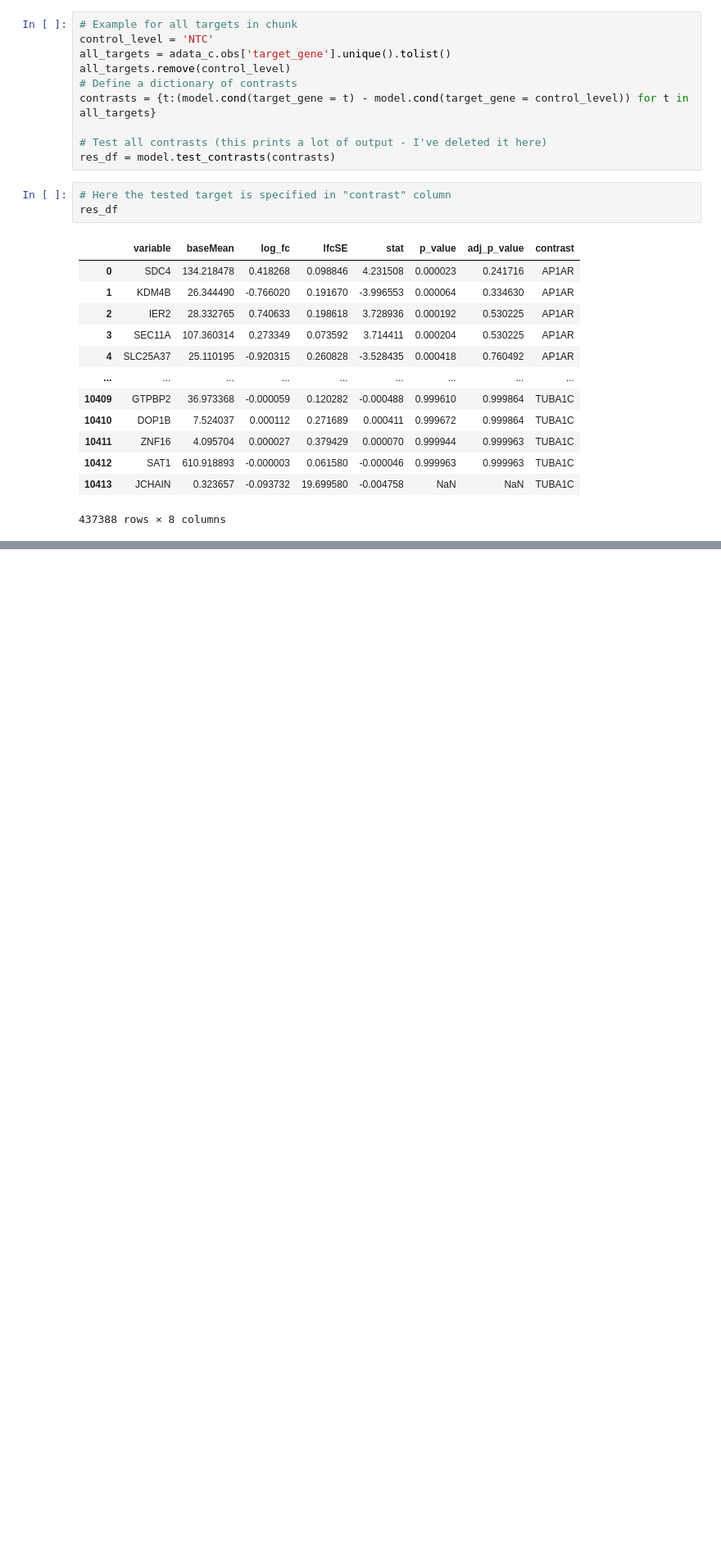
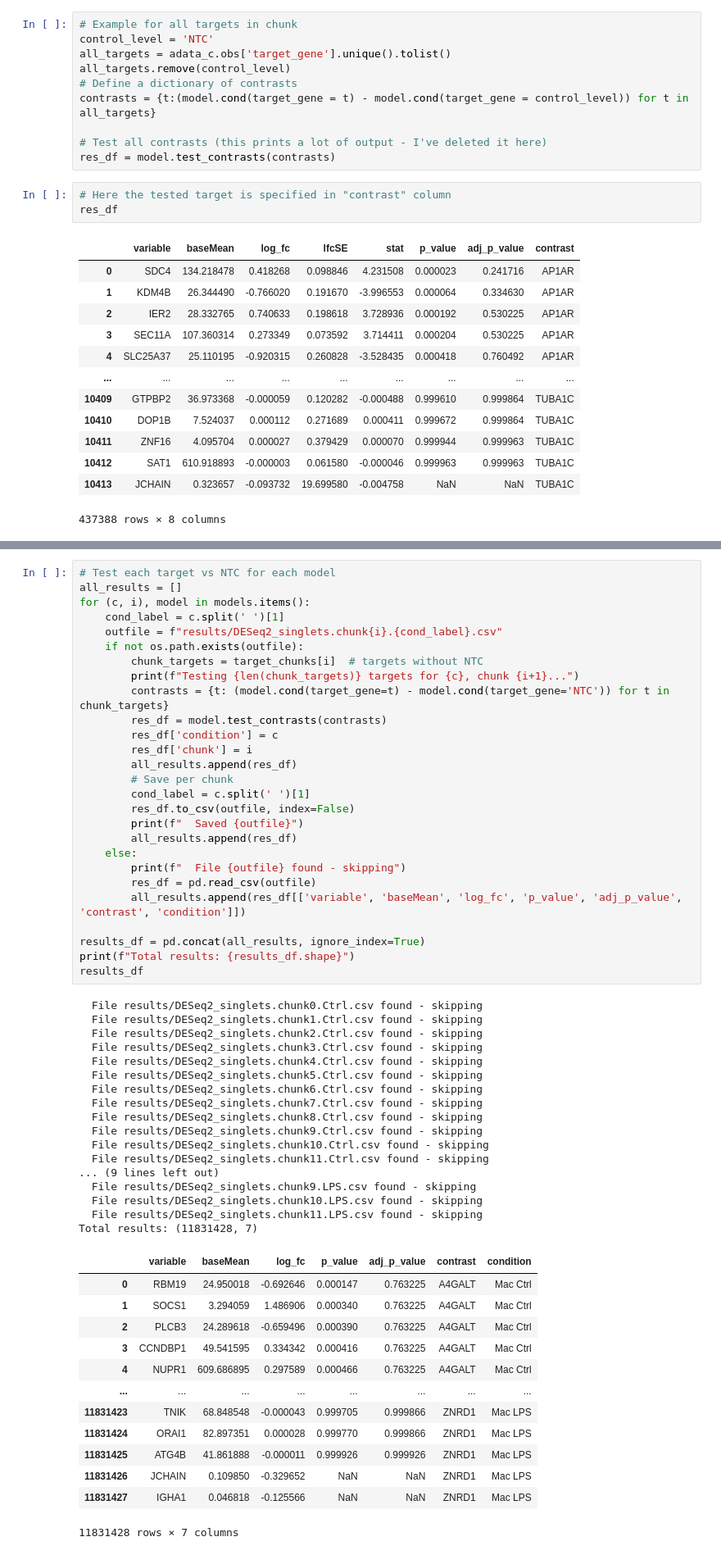
Before and after one commit to mangochiral/Macs_KO_plots, a Jupyter notebook: DESeq2_example.ipynb, the cells around one changed output, grey strips where cells are left out. Shown at 82% size. Saved outputs shown, nothing was run; the diff lists cells and outputs as text; blank space fills up the shorter version.

Commit message:
DESeq2 analysis

```diff
--- a/DESeq2_example.ipynb
+++ b/DESeq2_example.ipynb
@@ -247,0 +357,58 @@ res_df
+# %%
+# Test each target vs NTC for each model
+all_results = []
+for (c, i), model in models.items():
+    cond_label = c.split(' ')[1]
+    outfile = f"results/DESeq2_singlets.chunk{i}.{cond_label}.csv"
+    if not os.path.exists(outfile):
+        chunk_targets = target_chunks[i]  # targets without NTC
+        print(f"Testing {len(chunk_targets)} targets for {c}, chunk {i+1}...")
+        contrasts = {t: (model.cond(target_gene=t) - model.cond(target_gene='NTC')) for t in chunk_targets}
+        res_df = model.test_contrasts(contrasts)
+        res_df['condition'] = c
+        res_df['chunk'] = i
+        all_results.append(res_df)
+        # Save per chunk
+        cond_label = c.split(' ')[1]
+        res_df.to_csv(outfile, index=False)
+        print(f"  Saved {outfile}")
+        all_results.append(res_df)
+    else:
+        print(f"  File {outfile} found - skipping")
+        res_df = pd.read_csv(outfile)
+        all_results.append(res_df[['variable', 'baseMean', 'log_fc', 'p_value', 'adj_p_value', 'contrast', 'condition']])
+
+results_df = pd.concat(all_results, ignore_index=True)
+print(f"Total results: {results_df.shape}")
+results_df
+# %% [output]
+  File results/DESeq2_singlets.chunk0.Ctrl.csv found - skipping
+  File results/DESeq2_singlets.chunk1.Ctrl.csv found - skipping
+  File results/DESeq2_singlets.chunk2.Ctrl.csv found - skipping
+  File results/DESeq2_singlets.chunk3.Ctrl.csv found - skipping
+  File results/DESeq2_singlets.chunk4.Ctrl.csv found - skipping
+  File results/DESeq2_singlets.chunk5.Ctrl.csv found - skipping
+  File results/DESeq2_singlets.chunk6.Ctrl.csv found - skipping
+  File results/DESeq2_singlets.chunk7.Ctrl.csv found - skipping
+  File results/DESeq2_singlets.chunk8.Ctrl.csv found - skipping
+  File results/DESeq2_singlets.chunk9.Ctrl.csv found - skipping
+  File results/DESeq2_singlets.chunk10.Ctrl.csv found - skipping
+  File results/DESeq2_singlets.chunk11.Ctrl.csv found - skipping
+... (9 lines left out)
+  File results/DESeq2_singlets.chunk9.LPS.csv found - skipping
+  File results/DESeq2_singlets.chunk10.LPS.csv found - skipping
+  File results/DESeq2_singlets.chunk11.LPS.csv found - skipping
+Total results: (11831428, 7)
+|  | variable | baseMean | log_fc | p_value | adj_p_value | contrast | condition |
+| 0 | RBM19 | 24.950018 | -0.692646 | 0.000147 | 0.763225 | A4GALT | Mac Ctrl |
+| 1 | SOCS1 | 3.294059 | 1.486906 | 0.000340 | 0.763225 | A4GALT | Mac Ctrl |
+| 2 | PLCB3 | 24.289618 | -0.659496 | 0.000390 | 0.763225 | A4GALT | Mac Ctrl |
+| 3 | CCNDBP1 | 49.541595 | 0.334342 | 0.000416 | 0.763225 | A4GALT | Mac Ctrl |
+| 4 | NUPR1 | 609.686895 | 0.297589 | 0.000466 | 0.763225 | A4GALT | Mac Ctrl |
+| ... | ... | ... | ... | ... | ... | ... | ... |
+| 11831423 | TNIK | 68.848548 | -0.000043 | 0.999705 | 0.999866 | ZNRD1 | Mac LPS |
+| 11831424 | ORAI1 | 82.897351 | 0.000028 | 0.999770 | 0.999866 | ZNRD1 | Mac LPS |
+| 11831425 | ATG4B | 41.861888 | -0.000011 | 0.999926 | 0.999926 | ZNRD1 | Mac LPS |
+| 11831426 | JCHAIN | 0.109850 | -0.329652 | NaN | NaN | ZNRD1 | Mac LPS |
+| 11831427 | IGHA1 | 0.046818 | -0.125566 | NaN | NaN | ZNRD1 | Mac LPS |
+11831428 rows × 7 columns
```
Also changed, not shown: parts of 10 cells of this notebook.
